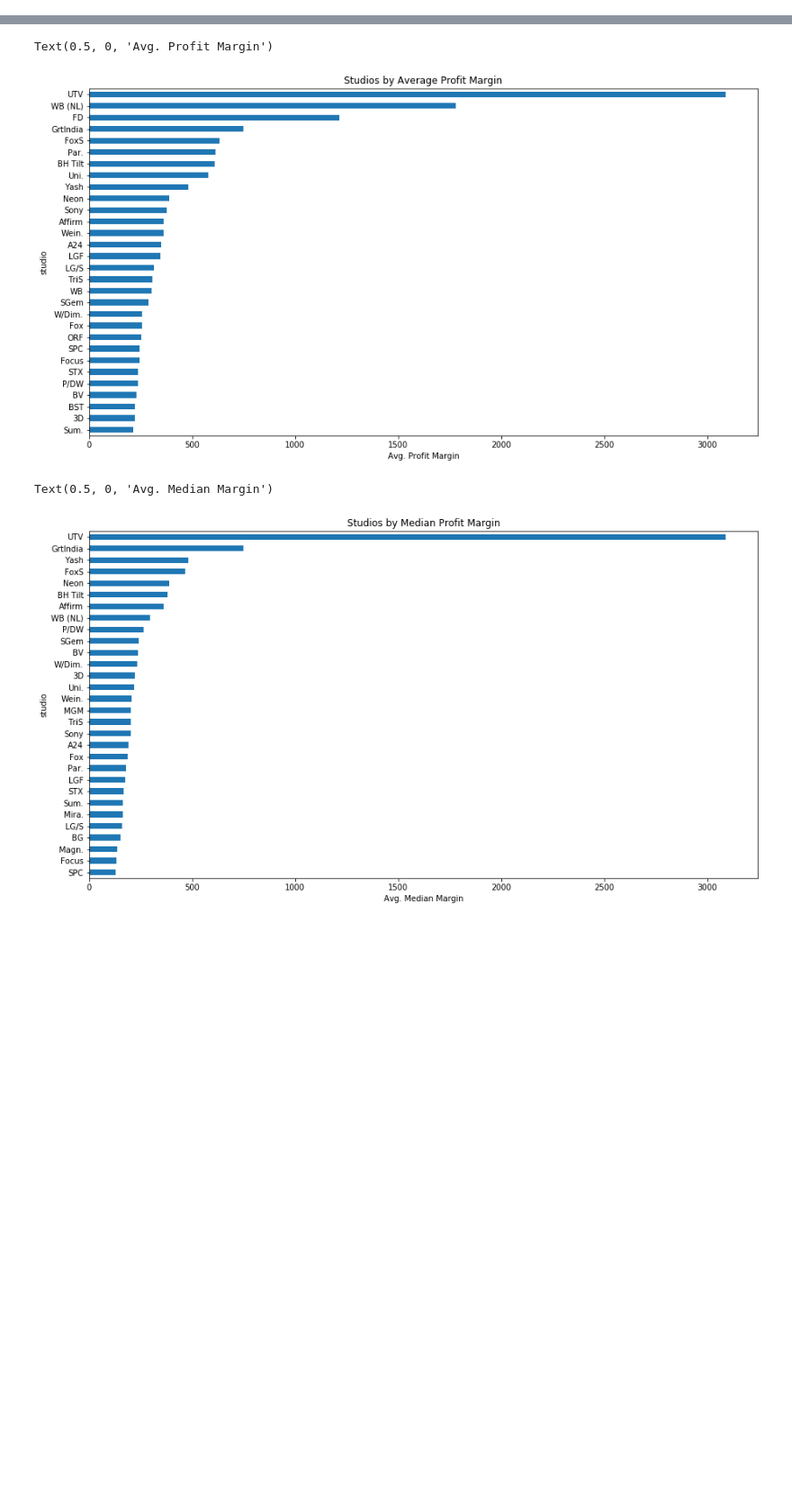
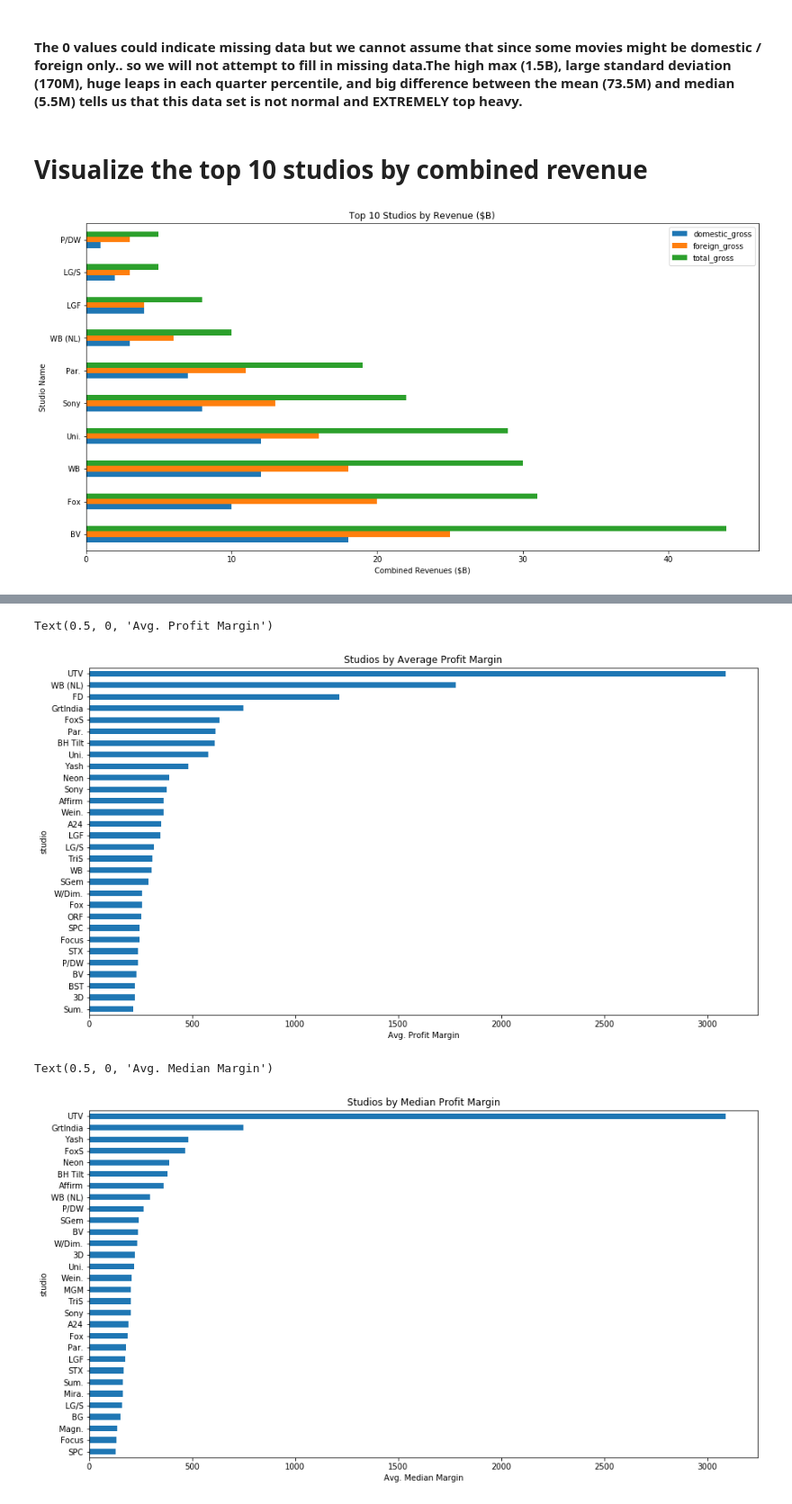
Before and after one commit to johnnyboi1016/dsc-mod-1-project-v2-1-online-ds-ft-120919, a Jupyter notebook: student.ipynb, the cells around one changed output, grey strips where cells are left out. Shown at 90% size. Saved outputs shown, nothing was run; the diff lists cells and outputs as text; code cells hidden in the pictures; blank space fills up the shorter version.

```diff
--- a/student.ipynb
+++ b/student.ipynb
@@ -264,0 +87,10 @@ TypeError: arg must be a list, tuple, 1-d array, or Series
+# %%
+#Drop 'year' column, convert null values to zero
+df = gross.drop('year', axis=1)
+
+df.domestic_gross = df.domestic_gross.fillna(0)
+df.foreign_gross = df.foreign_gross.str.replace(',','')
+df.foreign_gross = df.foreign_gross.fillna(0)
+df.foreign_gross = df.foreign_gross.astype('float64') #why does this command throw an error if 'int64'??
+
+display(df.info(), df.isna().sum(), df[df.studio.isna()==True]) #show entire row contents with null 'studio' values
@@ -264,0 +121,13 @@ TypeError: arg must be a list, tuple, 1-d array, or Series
+# %%
+#df.dropna(axis=0, subset = ['studio'], inplace=True)
+
+#Create 'total_gross' column and sort
+df['total_gross'] = 0.00
+df.total_gross = (df.domestic_gross + df.foreign_gross).astype('int64')
+df = df.sort_values(by='total_gross', ascending=False)
+df.domestic_gross = df.domestic_gross.astype('int64')
+df.foreign_gross = df.foreign_gross.astype('int64')
+
+#Get some stats
+pd.set_option('display.precision',12)
+display(df.head(), df.describe().round(), 'Medians:', df.median())
@@ -264,0 +155,24 @@ TypeError: arg must be a list, tuple, 1-d array, or Series
+# %% [markdown]
+#### The 0 values could indicate missing data but we cannot assume that since some movies might be domestic / foreign only.. so we will not attempt to fill in missing data.The high max (1.5B), large standard deviation (170M), huge leaps in each quarter percentile, and big difference between the mean (73.5M) and median (5.5M) tells us that this data set is not normal and EXTREMELY top heavy.
+# %% [markdown]
+# Visualize the top 10 studios by combined revenue
+# %%
+#In the markdown cell above how to add the '$' in front of the figures in '()' without it auto changing size/font??
+
+#Determine sum totals for each studio, take top 10 to plot
+dfs = df.groupby(['studio']).sum().sort_values(by='total_gross', ascending=False)
+
+#Below trying to convert numbers to billions - all values go to 0 - why??
+#for x in dfs:
+#    dfs.total_gross = (dfs.total_gross / 1000000000).astype('float64')
+#    dfs.domestic_gross = (dfs.domestic_gross / 1000000000).round(0).astype('int64')
+#    dfs.foreign_gross = (dfs.foreign_gross / 1000000000).astype('int64').round(0)
+#this below works
+dfs = dfs.iloc[:10]/1000000000//1
+
+dfs.plot(kind='barh', figsize=(16,8), title='Top 10 Studios by Revenue ($B)')
+plt.xlabel('Combined Revenues ($B)')
+plt.ylabel('Studio Name')
+plt.show()
+# %% [output]
+[figure, added]
```
Also changed, not shown: parts of 59 cells of this notebook, 2 other files.
